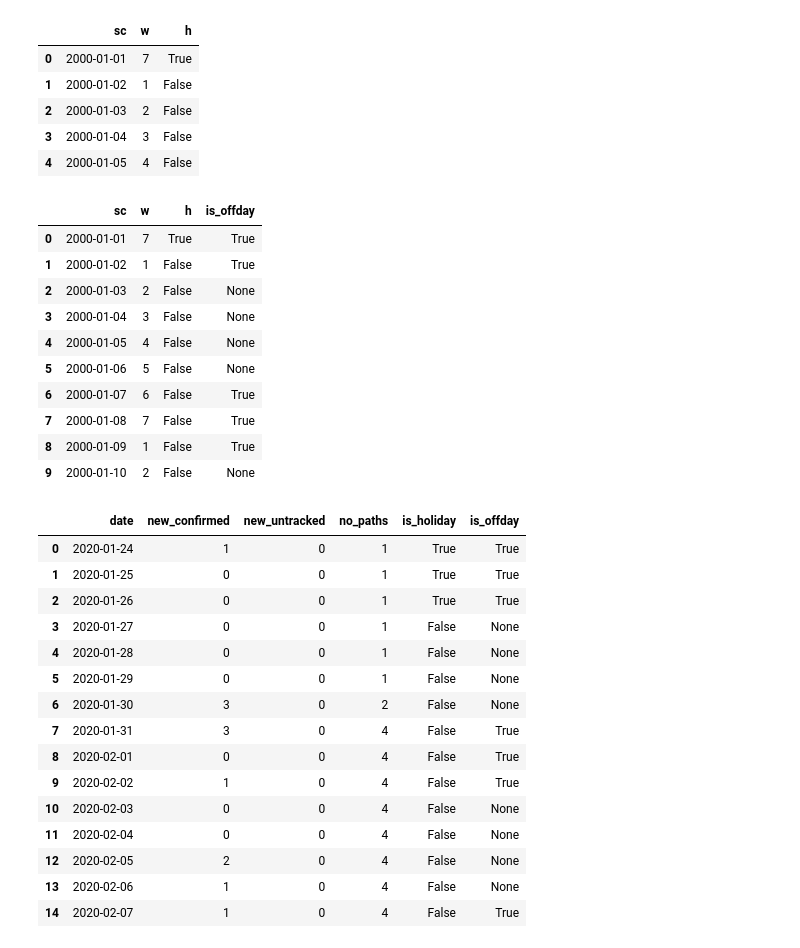
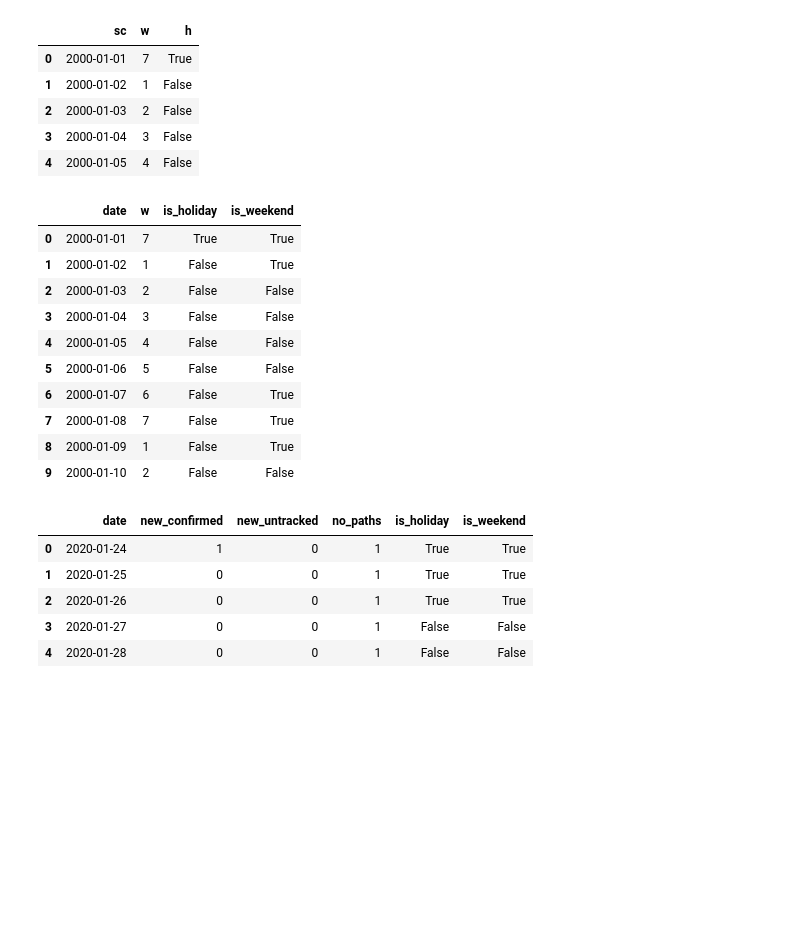
Before and after one commit to snoop2head/covid19_unknown_spread, a Jupyter notebook: forecast.ipynb, the cells around one changed output. Saved outputs shown, nothing was run; the diff lists cells and outputs as text; code cells hidden in the pictures; blank space fills up the shorter version.

```diff
--- a/forecast.ipynb
+++ b/forecast.ipynb
@@ -418,19 +418,21 @@ def label_weekend(row):
     # saturday
     if row['w'] == 7:
         return True
+    else:
+        return False
 # %%
-df_calendar["is_offday"] = df_calendar.apply(lambda row: label_offdays(row), axis=1)
+df_calendar["is_weekend"] = df_calendar.apply(lambda row: label_weekend(row), axis=1)
 df_calendar.head(10)
 # %% [output]
-|  | sc | w | h | is_offday |
+|  | date | w | is_holiday | is_weekend |
 | 0 | 2000-01-01 | 7 | True | True |
 | 1 | 2000-01-02 | 1 | False | True |
-| 2 | 2000-01-03 | 2 | False | None |
-| 3 | 2000-01-04 | 3 | False | None |
-| 4 | 2000-01-05 | 4 | False | None |
-| 5 | 2000-01-06 | 5 | False | None |
+| 2 | 2000-01-03 | 2 | False | False |
+| 3 | 2000-01-04 | 3 | False | False |
+| 4 | 2000-01-05 | 4 | False | False |
+| 5 | 2000-01-06 | 5 | False | False |
 | 6 | 2000-01-07 | 6 | False | True |
 | 7 | 2000-01-08 | 7 | False | True |
 | 8 | 2000-01-09 | 1 | False | True |
-| 9 | 2000-01-10 | 2 | False | None |
+| 9 | 2000-01-10 | 2 | False | False |
 # %%
@@ -438,25 +441,15 @@ df_calendar.rename(columns = {'sc':'date', 'h':'is_holiday'}, inplace = True)
 # %%
 df_calendar.to_csv("dataset_predict/df_calendar.csv", index=False)
 # %%
-df_calendar_subset = df_calendar[["date", "is_holiday", "is_offday"]]
+df_calendar_subset = df_calendar[["date", "is_holiday", "is_weekend"]]
 # %%
 df_train = pd.merge(df_merged, df_calendar_subset, how="left", on="date")
-df_train.head(15)
+df_train.head()
 # %% [output]
-|  | date | new_confirmed | new_untracked | no_paths | is_holiday | is_offday |
+|  | date | new_confirmed | new_untracked | no_paths | is_holiday | is_weekend |
 | 0 | 2020-01-24 | 1 | 0 | 1 | True | True |
 | 1 | 2020-01-25 | 0 | 0 | 1 | True | True |
 | 2 | 2020-01-26 | 0 | 0 | 1 | True | True |
-| 3 | 2020-01-27 | 0 | 0 | 1 | False | None |
-| 4 | 2020-01-28 | 0 | 0 | 1 | False | None |
-| 5 | 2020-01-29 | 0 | 0 | 1 | False | None |
-| 6 | 2020-01-30 | 3 | 0 | 2 | False | None |
-| 7 | 2020-01-31 | 3 | 0 | 4 | False | True |
-| 8 | 2020-02-01 | 0 | 0 | 4 | False | True |
-| 9 | 2020-02-02 | 1 | 0 | 4 | False | True |
-| 10 | 2020-02-03 | 0 | 0 | 4 | False | None |
-| 11 | 2020-02-04 | 0 | 0 | 4 | False | None |
-| 12 | 2020-02-05 | 2 | 0 | 4 | False | None |
-| 13 | 2020-02-06 | 1 | 0 | 4 | False | None |
-| 14 | 2020-02-07 | 1 | 0 | 4 | False | True |
+| 3 | 2020-01-27 | 0 | 0 | 1 | False | False |
+| 4 | 2020-01-28 | 0 | 0 | 1 | False | False |
 # %%
```
Also changed, not shown: parts of 2 cells of this notebook, 1 other file.
